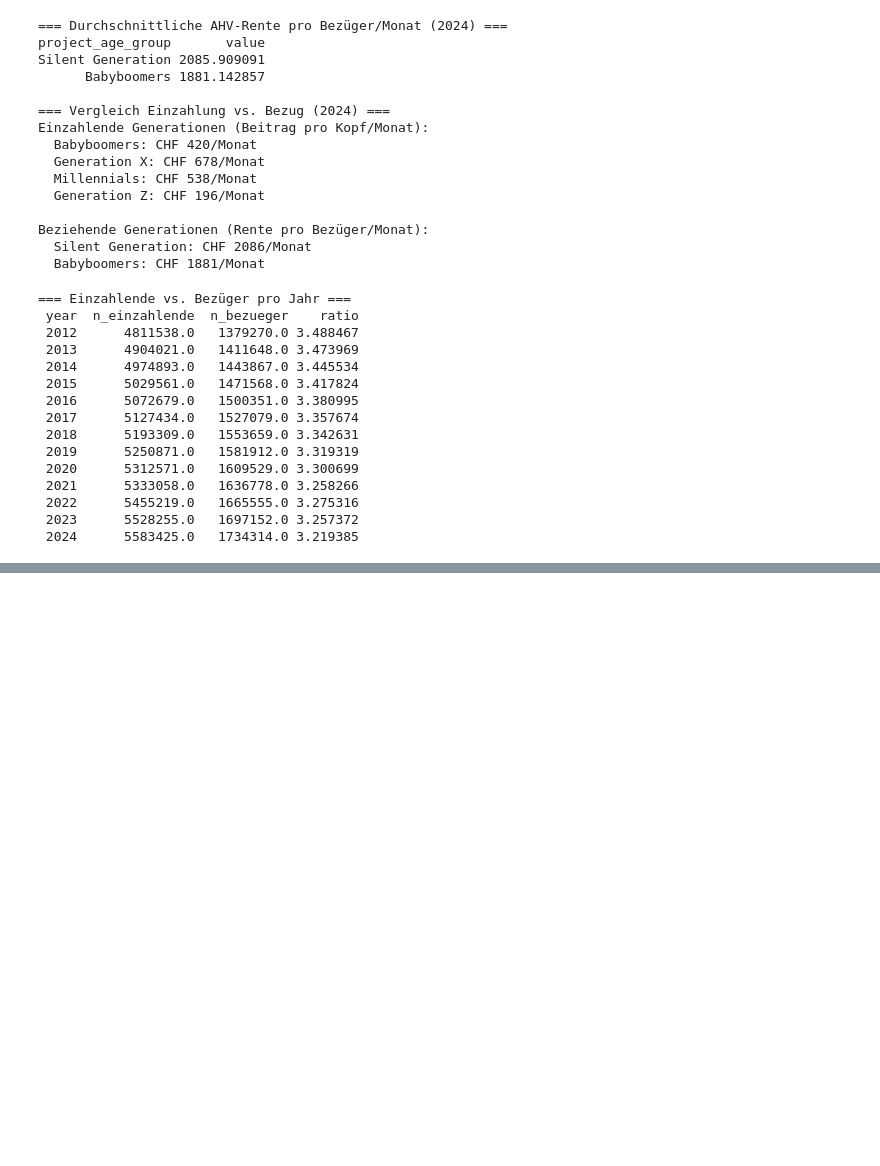
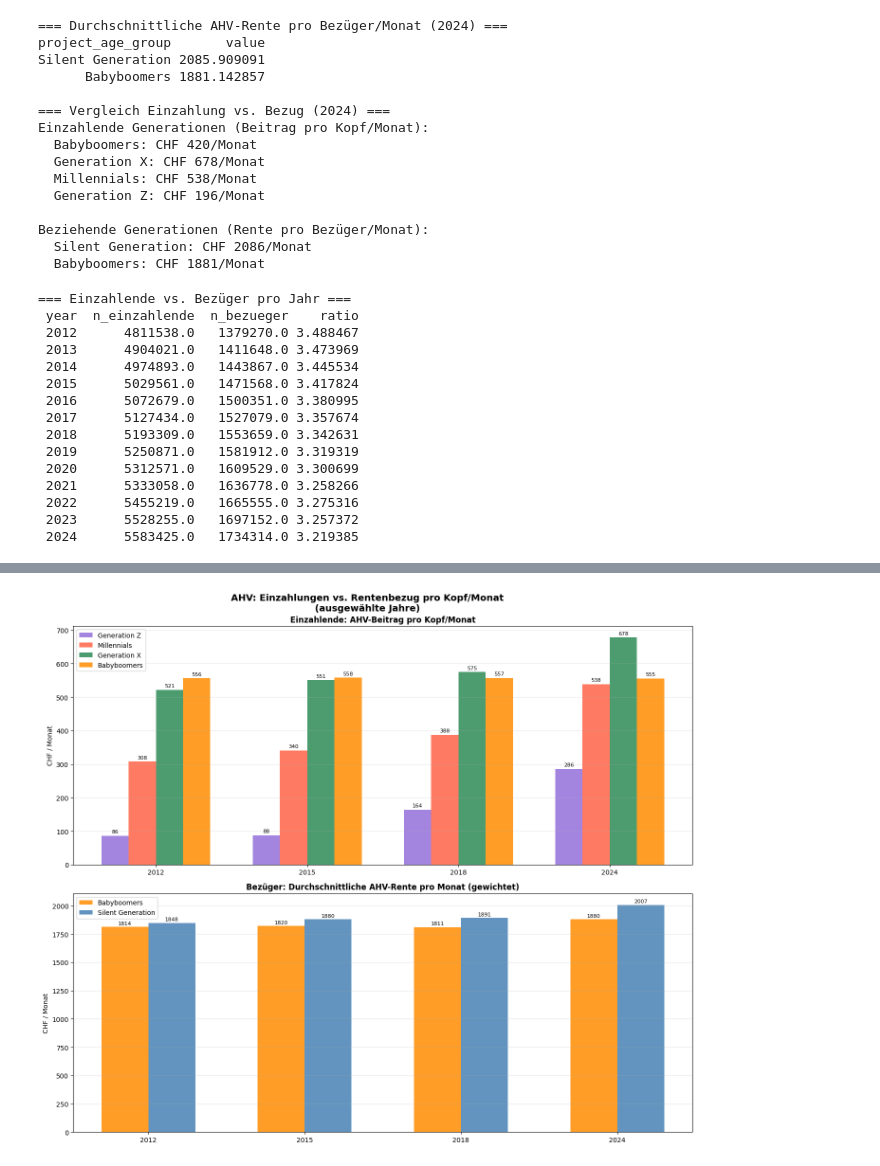
Before and after one commit to javi36/PODSV_Visualisierungsprojekt, a Jupyter notebook: 02_eda/eda_whopays.ipynb, the cells around one changed output, grey strips where cells are left out. Drawn from its saved outputs; the diff is of its cells as text; code cells hidden in the pictures; blank space fills up the shorter version.

```diff
--- a/02_eda/eda_whopays.ipynb
+++ b/02_eda/eda_whopays.ipynb
@@ -644,0 +555,99 @@ plt.show()
+# %%
+jahre = [2012, 2015, 2018, 2024]
+generationen_ein = ['Generation Z', 'Millennials', 'Generation X', 'Babyboomers']
+generationen_aus = ['Babyboomers', 'Silent Generation']
+
+fig, axes = plt.subplots(2, 1, figsize=(14, 12))
+fig.suptitle('AHV: Einzahlungen vs. Rentenbezug pro Kopf/Monat\n(ausgewählte Jahre)',
+             fontsize=14, fontweight='bold')
+
+# --- Subplot 1: Einzahlende ---
+ax1 = axes[0]
+x = range(len(jahre))
+breite = 0.18
+farben_ein = {
+    'Generation Z':   'mediumpurple',
+    'Millennials':    'tomato',
+    'Generation X':   'seagreen',
+    'Babyboomers':    'darkorange',
+}
+
+for i_gen, gen in enumerate(generationen_ein):
+    werte = []
+    for jahr in jahre:
+        n = ahv_ein[
+            (ahv_ein['metric'] == 'n_personen') &
+            (ahv_ein['project_age_group'] == gen) &
+            (ahv_ein['year'] == jahr)
+        ]['value'].sum()
+
+        s = ahv_ein[
+            (ahv_ein['metric'] == 'sum_beitrag_ahv') &
+            (ahv_ein['project_age_group'] == gen) &
+            (ahv_ein['year'] == jahr)
+        ]['value'].sum()
+
+        werte.append((s / n / 12) if n > 0 else 0)
+
+    offset = (i_gen - 1.5) * breite
+    balken = ax1.bar([i + offset for i in x], werte, breite,
+                     label=gen, color=farben_ein[gen], alpha=0.85)
+
+    for bar, val in zip(balken, werte):
+        ax1.text(bar.get_x() + bar.get_width() / 2, bar.get_height() + 5,
+                 f'{val:.0f}', ha='center', va='bottom', fontsize=8)
+
+ax1.set_title('Einzahlende: AHV-Beitrag pro Kopf/Monat', fontweight='bold')
+ax1.set_xticks(list(x))
+ax1.set_xticklabels([str(j) for j in jahre])
+ax1.set_ylabel('CHF / Monat')
+ax1.legend(loc='upper left')
+ax1.grid(True, alpha=0.3, axis='y')
+
+# --- Subplot 2: Rentenbezüger (gewichteter Durchschnitt) ---
+ax2 = axes[1]
+farben_aus = {
+    'Babyboomers':       'darkorange',
+    'Silent Generation': 'steelblue',
+}
+
+breite2 = 0.3
+for i_gen, gen in enumerate(generationen_aus):
+    werte = []
+    for jahr in jahre:
+        # Gewichteter Durchschnitt: Mittelwert × Anzahl Renten
+        mw = ahv_aus[
+            (ahv_aus['metric'] == 'renten_mittelwert_chf') &
+            (ahv_aus['project_age_group'] == gen) &
+            (ahv_aus['year'] == jahr)
+        ][['age', 'value']].rename(columns={'value': 'mittelwert'})
+
+        n = ahv_aus[
+            (ahv_aus['metric'] == 'anzahl_renten') &
+            (ahv_aus['project_age_group'] == gen) &
+            (ahv_aus['year'] == jahr)
+        ][['age', 'value']].rename(columns={'value': 'n'})
+
+        merged = mw.merge(n, on='age')
+        val = (merged['mittelwert'] * merged['n']).sum() / merged['n'].sum() if len(merged) > 0 else 0
+        werte.append(val)
+
+    offset = (i_gen - 0.5) * breite2
+    balken = ax2.bar([i + offset for i in x], werte, breite2,
+                     label=gen, color=farben_aus[gen], alpha=0.85)
+
+    for bar, val in zip(balken, werte):
+        ax2.text(bar.get_x() + bar.get_width() / 2, bar.get_height() + 10,
+                 f'{val:.0f}', ha='center', va='bottom', fontsize=8)
+
+ax2.set_title('Bezüger: Durchschnittliche AHV-Rente pro Monat (gewichtet)', fontweight='bold')
+ax2.set_xticks(list(x))
+ax2.set_xticklabels([str(j) for j in jahre])
+ax2.set_ylabel('CHF / Monat')
+ax2.legend(loc='upper left')
+ax2.grid(True, alpha=0.3, axis='y')
+
+plt.tight_layout()
+plt.show()
+# %% [output]
+[figure, added]
```
Also changed, not shown: parts of 13 cells of this notebook, 4 other files.
